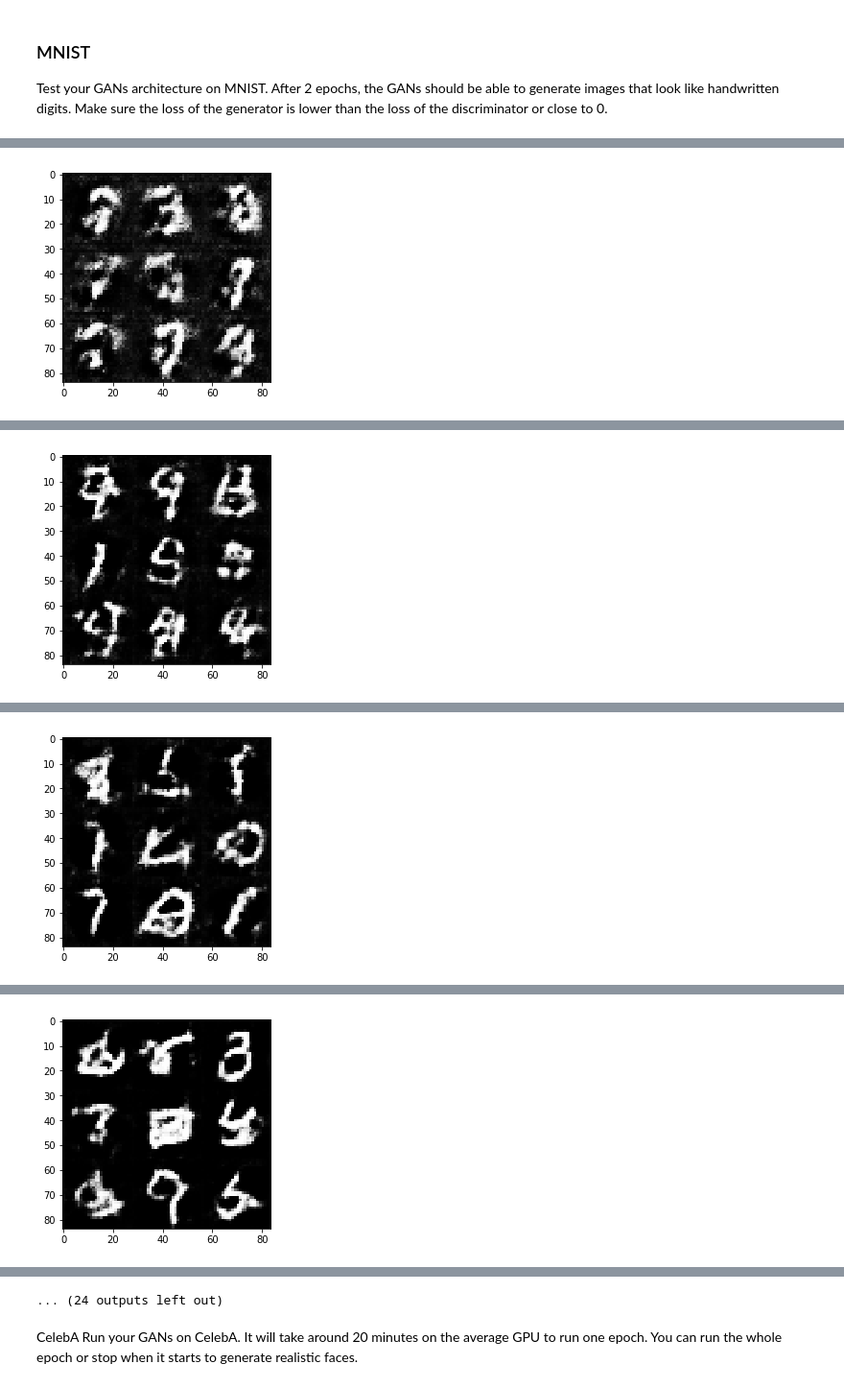
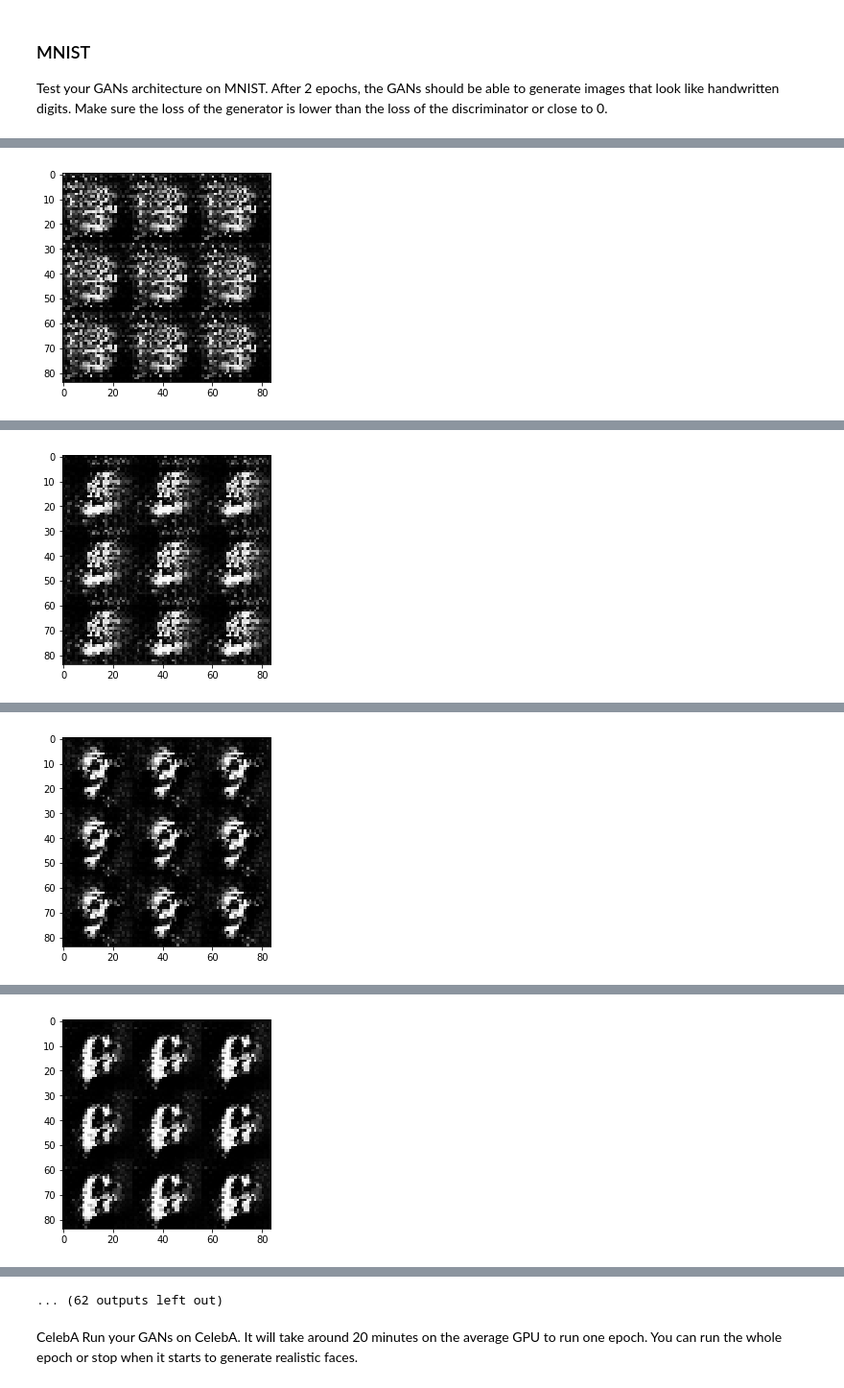
Before and after one commit to Radhika1997/Generate-Faces, a Jupyter notebook: dlnd_face_generation.ipynb, the cells around one changed output, grey strips where cells are left out. Shown at 96% size. Drawn from its saved outputs; the diff is of its cells as text; code cells hidden in the pictures.

```diff
--- a/dlnd_face_generation.ipynb
+++ b/dlnd_face_generation.ipynb
@@ -189,18 +196,29 @@ Implement `generator` to generate an image using `z`. This function should be ab
     """
     # TODO: Implement Function
     with tf.variable_scope('generator', reuse=not is_train):
-        alpha = 0.02
+        alpha = 0.1
 
-        x1 = tf.layers.dense(z, 7*7*256)
+        x1 = tf.layers.dense(z, 7*7*1024)
 
-        x1 = tf.reshape(x1, (-1, 7, 7, 256))
+        x1 = tf.reshape(x1, (-1, 7, 7, 1024))
         x1 = tf.layers.batch_normalization(x1, training=True)
         x1 = tf.maximum(alpha * x1, x1)
 
-        x2 = tf.layers.conv2d_transpose(x1, 128, 5, strides=2, padding='same')
+        x2 = tf.layers.conv2d_transpose(x1, 512, 5, strides=1, padding='same')
         x2 = tf.layers.batch_normalization(x2, training=True)
         x2 = tf.maximum(alpha * x2, x2)
-        logits = tf.layers.conv2d_transpose(x2, out_channel_dim, 5, strides=2, padding='same')
+
+
+        x3 = tf.layers.conv2d_transpose(x2, 256, 5, strides=1, padding='same')
+        x3 = tf.layers.batch_normalization(x3, training=True)
+        x3 = tf.maximum(alpha * x3, x3)
+
+
+        x4 = tf.layers.conv2d_transpose(x3, 128, 5, strides=2, padding='same')
+        x4 = tf.layers.batch_normalization(x4, training=True)
+        x4 = tf.maximum(alpha * x4, x4)
+
+        logits = tf.layers.conv2d_transpose(x4, out_channel_dim, 5, strides=2, padding='same')
 
         out = tf.tanh(logits)
 
@@ -251,7 +269,7 @@ Tests Passed
 ### Optimization
 Implement `model_opt` to create the optimization operations for the GANs. Use [`tf.trainable_variables`](https://www.tensorflow.org/api_docs/python/tf/trainable_variables) to get all the trainable variables.  Filter the variables with names that are in the discriminator and generator scope names.  The function should return a tuple of (discriminator training operation, generator training operation).
 # %%
- def model_opt(d_loss, g_loss, learning_rate, beta1):
+  def model_opt(d_loss, g_loss, learning_rate, beta1):
     """
     Get optimization operations
     :param d_loss: Discriminator loss Tensor
@@ -269,8 +287,9 @@ Implement `model_opt` to create the optimization operations for the GANs. Use [`
             g_var.append(var)
         elif(var.name.startswith("discriminator")):
             d_var.append(var)
-    g_opt = tf.train.AdamOptimizer(learning_rate=learning_rate,beta1=beta1).minimize(g_loss,var_list=g_var)
-    d_opt= tf.train.AdamOptimizer(learning_rate=learning_rate,beta1=beta1).minimize(d_loss,var_list=d_var)
+    with tf.control_dependencies(tf.get_collection(tf.GraphKeys.UPDATE_OPS)):
+        g_opt = tf.train.AdamOptimizer(learning_rate=learning_rate,beta1=beta1).minimize(g_loss,var_list=g_var)
+        d_opt= tf.train.AdamOptimizer(learning_rate=learning_rate,beta1=beta1).minimize(d_loss,var_list=d_var)
     return d_opt, g_opt
 
 
@@ -349,6 +368,7 @@ Use the `show_generator_output` to show `generator` output while you train. Runn
                 batch_z = np.random.uniform(-1, 1, size=(batch_size, z_dim))
                 _ = sess.run(d_opt, feed_dict={input_real: batch_images, input_z: batch_z})
                 _ = sess.run(g_opt, feed_dict={input_z: batch_z, input_real: batch_images})
+                _ = sess.run(g_opt, feed_dict={input_z: batch_z, input_real: batch_images})
 
                 if steps % 100 == 0:
                     # At the end of each epoch, get the losses and print them out
@@ -366,10 +386,9 @@ Use the `show_generator_output` to show `generator` output while you train. Runn
 ### MNIST
 Test your GANs architecture on MNIST.  After 2 epochs, the GANs should be able to generate images that look like handwritten digits.  Make sure the loss of the generator is lower than the loss of the discriminator or close to 0.
 # %%
-batch_size = 64
-z_dim = 120
-learning_rate = 0.001
-
+batch_size = 32
+z_dim = 100
+learning_rate = 0.0002
 beta1 = 0.4
 
 
@@ -387 +406 @@ Epoch 1/2... Discriminator Loss: 1.4498... Generator Loss: 0.5673
-[figure, old version]
+[figure, new version]
@@ -389 +408 @@ Epoch 1/2... Discriminator Loss: 1.4971... Generator Loss: 1.5208
-[figure, old version]
+[figure, new version]
@@ -391 +410 @@ Epoch 1/2... Discriminator Loss: 1.8838... Generator Loss: 0.2581
-[figure, old version]
+[figure, new version]
@@ -393 +412 @@ Epoch 1/2... Discriminator Loss: 1.2762... Generator Loss: 0.8234
-[figure, old version]
+[figure, new version]
@@ -398,4 +417,4 @@ Epoch 1/2... Discriminator Loss: 1.2601... Generator Loss: 0.8135
-... (24 outputs left out)
+... (62 outputs left out)
 # %% [markdown]
  CelebA
 Run your GANs on CelebA.  It will take around 20 minutes on the average GPU to run one epoch.  You can run the whole epoch or stop when it starts to generate realistic faces.
```
Also changed, not shown: parts of 3 cells of this notebook.
